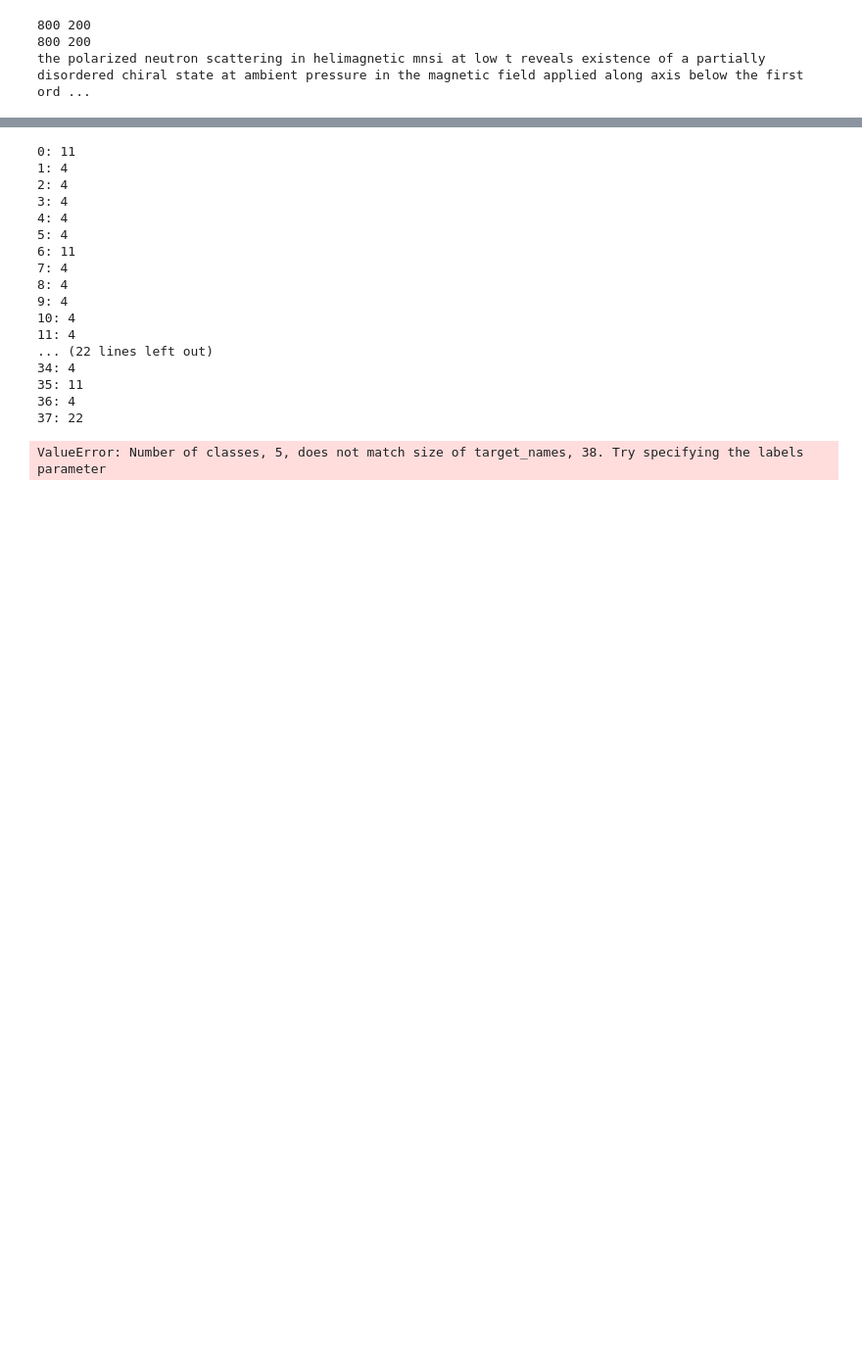
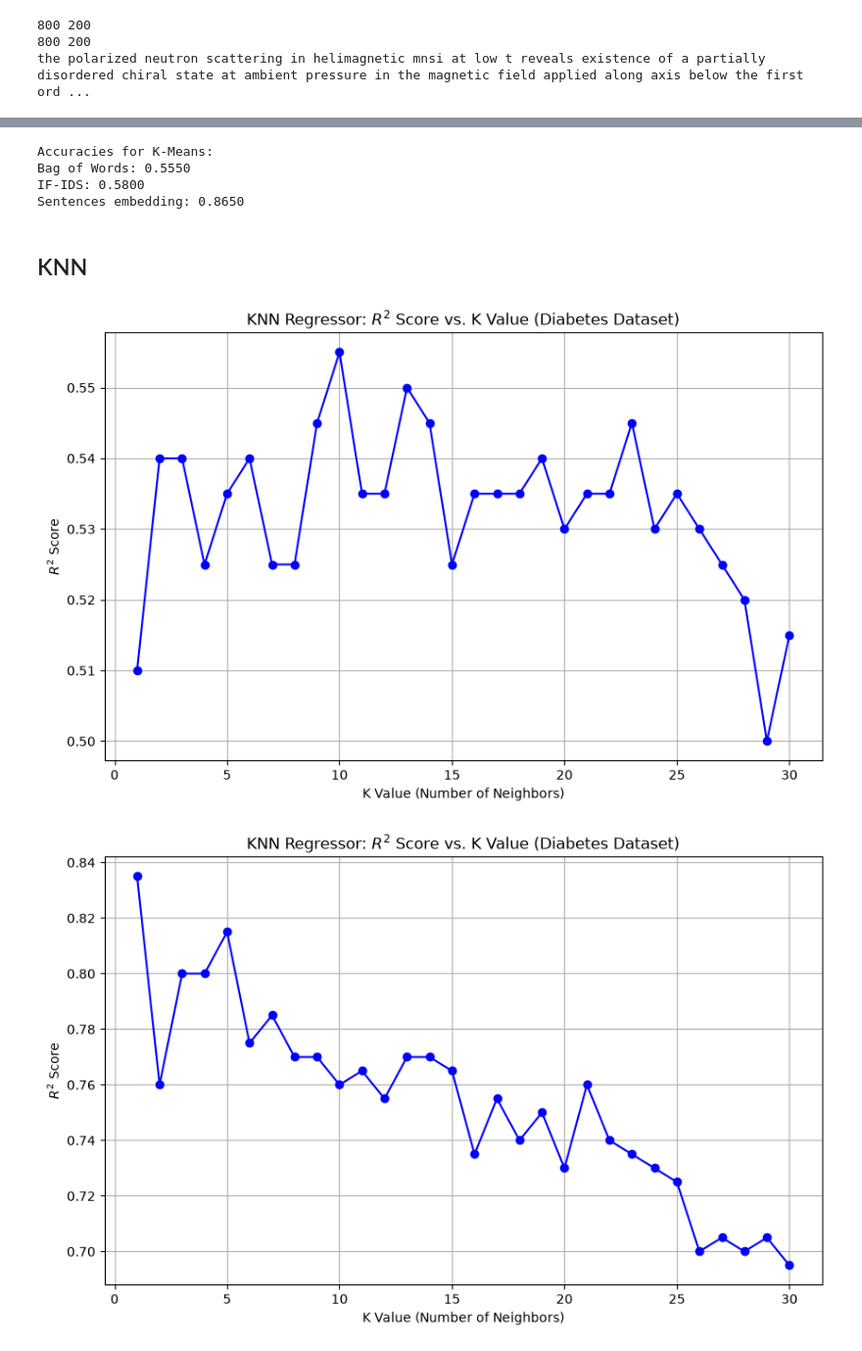
Before and after one commit to khoidesu/Machine-Learning, a Jupyter notebook: Projects/Project 1/pj1.ipynb, the cells around one changed output, grey strips where cells are left out. Shown at 98% size. Drawn from its saved outputs; the diff is of its cells as text; code cells hidden in the pictures; blank space fills up the shorter version.

```diff
--- a/Projects/Project 1/pj1.ipynb
+++ b/Projects/Project 1/pj1.ipynb
@@ -408,26 +302,46 @@ ValueError: Number of classes, 5, does not match size of target_names, 38. Try s
 # %%
 
-km_bow_labels, km_bow_accuracy, km_bow_report = train_and_test_kmeans(X_train_vectorizer, y_train, X_test_vectorizer, y_test, n_clusters=len(label_to_id))
+km_bow_labels, km_bow_accuracy = train_and_test_kmeans(X_train_vectorizer, y_train, X_test_vectorizer, y_test, n_clusters=len(label_to_id))
+km_bow_labels, km_ifids_accuracy = train_and_test_kmeans(X_train_tf_idf, y_train, X_test_tf_idf, y_test, n_clusters=len(label_to_id))
+km_bow_labels, km_sen_accuracy = train_and_test_kmeans(X_train_sen, y_train, X_test_sen, y_test, n_clusters=len(label_to_id))
+
 
  # Print K-Means results
 print("Accuracies for K-Means:")
 print(f"Bag of Words: {km_bow_accuracy:.4f}")
+print(f"IF-IDS: {km_ifids_accuracy:.4f}")
+print(f"Sentences embedding: {km_sen_accuracy:.4f}")
 # %% [output]
-0: 11
-1: 4
-2: 4
-3: 4
-4: 4
-5: 4
-6: 11
-7: 4
-8: 4
-9: 4
-10: 4
-11: 4
-... (22 lines left out)
-34: 4
-35: 11
-36: 4
-37: 22
+Accuracies for K-Means:
+Bag of Words: 0.5550
+IF-IDS: 0.5800
+Sentences embedding: 0.8650
-ValueError: Number of classes, 5, does not match size of target_names, 38. Try specifying the labels parameter
+# %% [markdown]
+## KNN
+# %%
+def draw_knn(X_train, y_train, X_test, y_test):
+    k_values = [i for i in range(1, 31)]
+    scores = []
+
+    for k in k_values:
+        knn_classifier = KNeighborsClassifier(k)
+        knn_classifier.fit(X_train, y_train)
+        y_pred = knn_classifier.predict(X_test)
+        score = accuracy_score(y_test, y_pred)
+        scores.append(np.mean(score))
+
+    plt.figure(figsize=(10, 6))
+    plt.plot(k_values, scores, marker='o', linestyle='-', color='b')
+    plt.title('KNN Regressor: $R^2$ Score vs. K Value (Diabetes Dataset)')
+    plt.xlabel('K Value (Number of Neighbors)')
+    plt.ylabel('$R^2$ Score')
+    plt.grid(True)
+    plt.show()
+    return
+
+km_bow_accuracy = draw_knn(X_train_vectorizer, y_train, X_test_vectorizer, y_test)
+km_ifids_accuracy = draw_knn(X_train_tf_idf, y_train, X_test_tf_idf, y_test)
+km_sen_accuracy = draw_knn(X_train_sen, y_train, X_test_sen, y_test)
+# %% [output]
+[figure, added]
+[figure, added]
```
Also changed, not shown: parts of 20 cells of this notebook.
